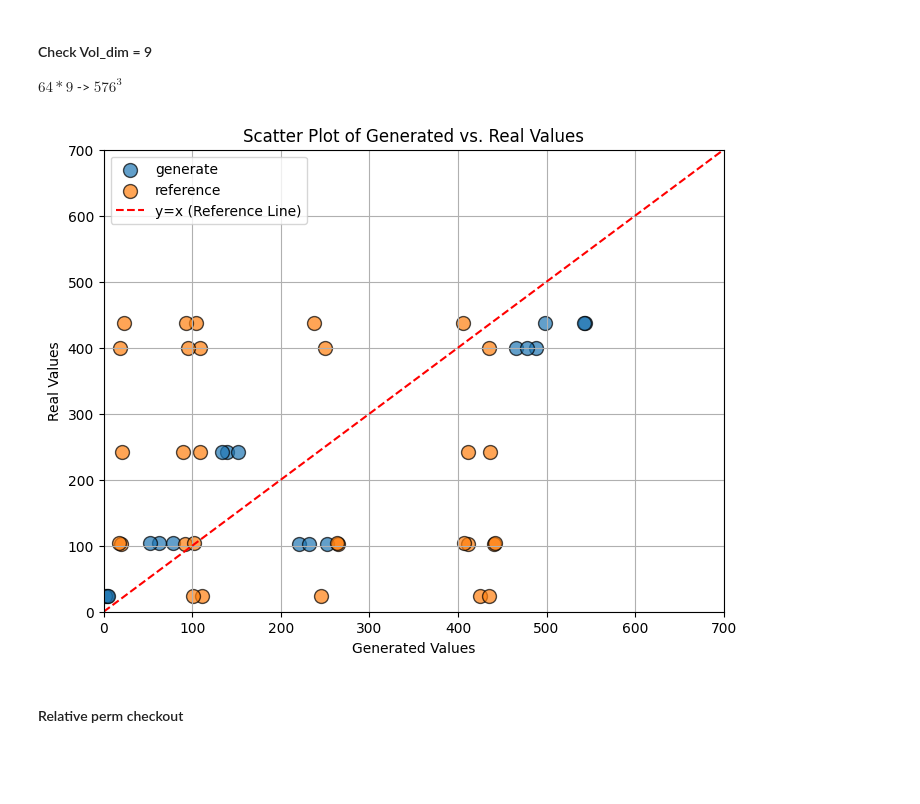
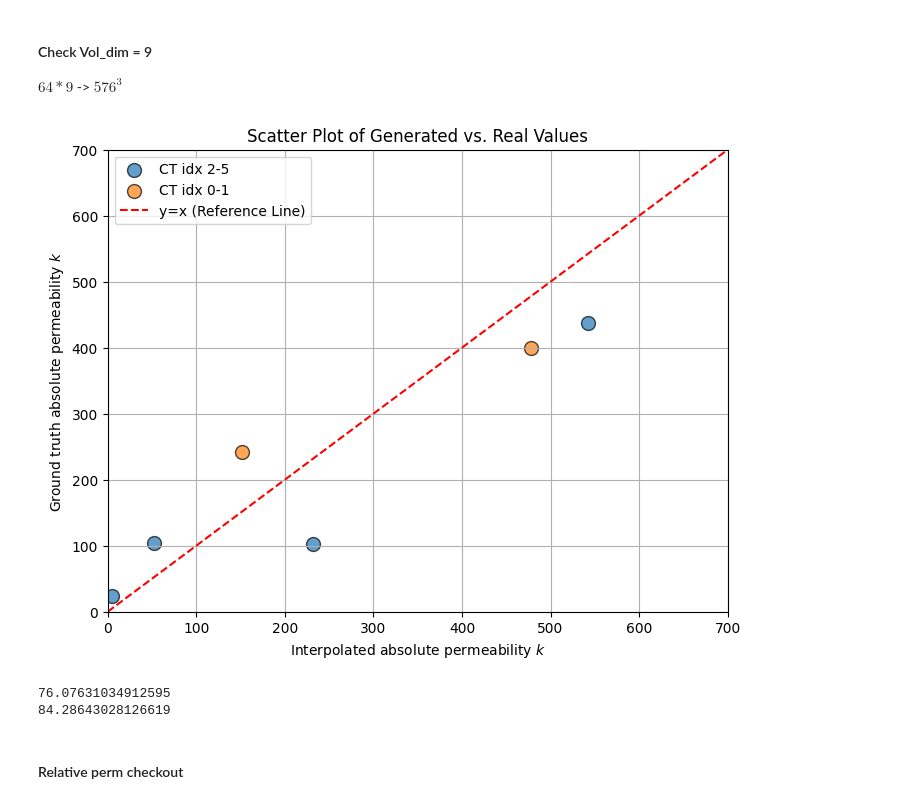
Before and after one commit to ZihanRen/poretransformer, a Jupyter notebook: lpu3dnet/post_process/analyze_phys_single.ipynb, the cells around one changed output. Saved outputs shown, nothing was run; the diff lists cells and outputs as text; code cells hidden in the pictures; blank space fills up the shorter version.

```diff
--- a/lpu3dnet/post_process/analyze_phys_single.ipynb
+++ b/lpu3dnet/post_process/analyze_phys_single.ipynb
@@ -10,7 +10,7 @@ import pandas as pd
 
 root_dir = 'db'
 # %%
-ct_idx = 1
+ct_idx = 0
 vol_dim = 9
 with open(f'{root_dir}/sample_{ct_idx}/phys_results_{vol_dim}.pickle', 'rb') as file:
     # Deserialize the data from the file and assign it to a variable
@@ -40,7 +40,10 @@ original 0.1954463702333971
 
 $64*9$ -> $576^3$
 # %%
-k_gen, k_real, k_compare,k_compare_real = [], [], [],[]
+k_gen, k_real, k_compare,k_compare_real = [], [], [], []
+
+k_gen_val, k_real_val = [], []
+
 
 for ct_idx in range(6):
     with open(f'{root_dir}/sample_{ct_idx}/phys_results_{vol_dim}.pickle', 'rb') as file:
@@ -49,12 +52,16 @@ for ct_idx in range(6):
 
     sample_idx = 0
 
-    phys_generate = sim_results[i]['generate']
-    phys_real = sim_results[i]['original']
+    phys_generate = sim_results[sample_idx]['generate']
+    phys_real = sim_results[sample_idx]['original']
 
     for phys_emsemble in phys_generate:
         if not phys_emsemble:
             continue
+    if ct_idx < 2:
+        k_gen_val.append(phys_emsemble['kabs'][0])
+        k_real_val.append(phys_real['kabs'][0])
+    else:
         k_gen.append(phys_emsemble['kabs'][0])
         k_real.append(phys_real['kabs'][0])
 
@@ -69,22 +76,33 @@ for ct_idx in range(6):
 # %%
 k_max = 700
 plt.figure(figsize=(8, 6))  # Increase figure size
 
 # Increase marker size and add edge color for better visibility
-plt.scatter(k_gen, k_real, label='generate', s=100, edgecolor='black', alpha=0.7)
-plt.scatter(k_compare, k_compare_real, label='reference', s=100, edgecolor='black', alpha=0.7)
+plt.scatter(k_gen, k_real, label='CT idx 2-5', s=100, edgecolor='black', alpha=0.7)
+plt.scatter(k_gen_val, k_real_val, label='CT idx 0-1', s=100, edgecolor='black', alpha=0.7)
+
+# plt.scatter(k_compare, k_compare_real, label='reference', s=100, edgecolor='black', alpha=0.7)
 plt.plot([0, k_max], [0, k_max], linestyle='--', color='red', label='y=x (Reference Line)')
 
 plt.xlim([0, k_max])
 plt.ylim([0, k_max])
-plt.xlabel('Generated Values')
-plt.ylabel('Real Values')
+
+plt.xlabel('Interpolated absolute permeability $k$')
+plt.ylabel('Ground truth absolute permeability $k$')
 plt.title('Scatter Plot of Generated vs. Real Values')
 plt.legend()
 plt.grid(True)  # Optional: add grid lines for better readability
 plt.show()
+
+def calculate_mae(y_true, y_pred):
+    return np.mean(np.abs(np.array(y_true) - np.array(y_pred)))
+
+print(calculate_mae(k_gen, k_real))
+print(calculate_mae(k_gen_val, k_real_val))
 # %% [output]
-[figure, old version]
+[figure, new version]
+76.07631034912595
+84.28643028126619
 # %%
 def plot_figure_air(kr_results_real, kr_results_pred, sim_results):
     f = plt.figure()
```
Also changed, not shown: parts of 11 cells of this notebook, 9 other files.
